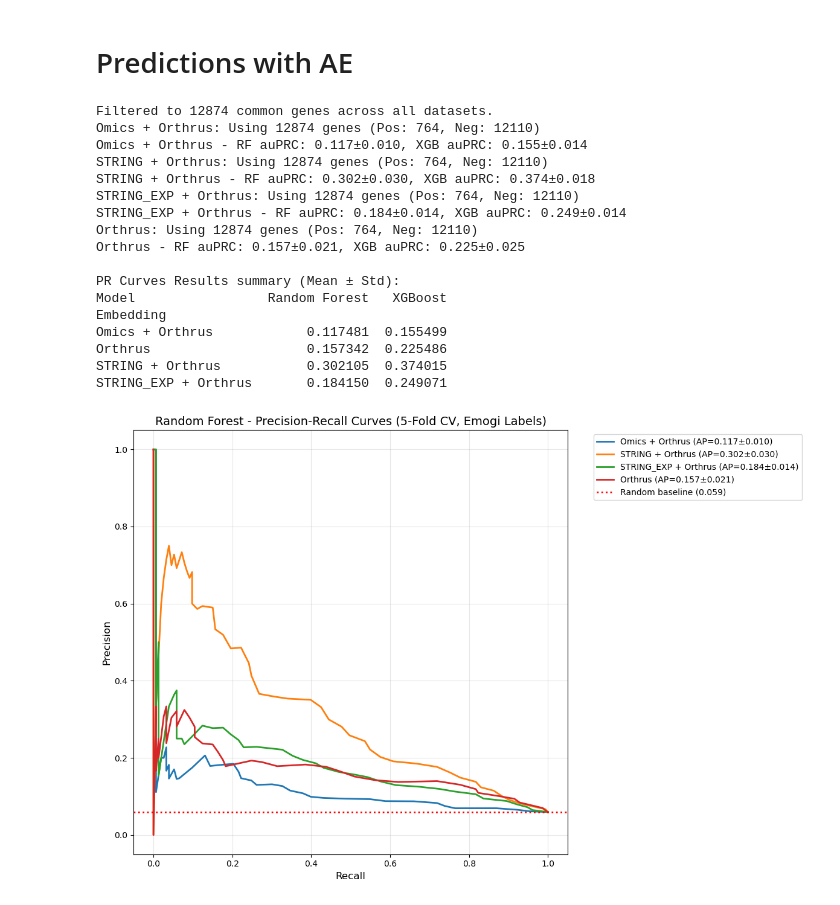
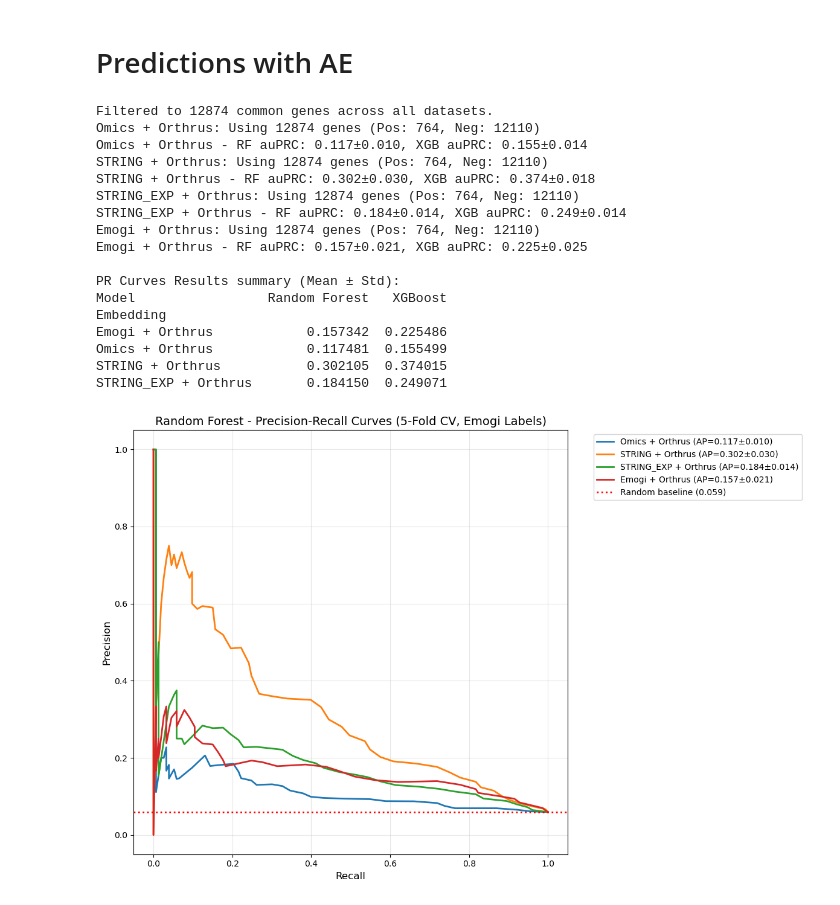
Before and after one commit to egekurt123/RNA-gene-disease-predictions, a Jupyter notebook: Cancer Predictions/combine_orthrus_ae.ipynb, the cells around one changed output. Drawn from its saved outputs; the diff is of its cells as text; code cells hidden in the pictures.

Commit message:
Fix combined dataset autoencoder plot

```diff
--- a/Cancer Predictions/combine_orthrus_ae.ipynb
+++ b/Cancer Predictions/combine_orthrus_ae.ipynb
@@ -149,30 +146,30 @@ orthrus_emogi_ae = autoencoder_reduce_complex(orthrus_emogi_normalized, n_compon
 # %%
 embedding_datasets_ae = {
     'Omics + Orthrus': orthrus_omics_ae,
     'STRING + Orthrus': orthrus_string_ae,
     'STRING_EXP + Orthrus': orthrus_string_exp_ae,
-    'Orthrus': orthrus_emogi_ae,
+    'Emogi + Orthrus': orthrus_emogi_ae,
 }
 
 results = compare_embeddings_pr_curves(embedding_datasets_ae, emogi, save_plots=False)
 print("\nPR Curves Results summary (Mean ± Std):")
 print(results.pivot(index='Embedding', columns='Model', values='auPRC'))
 # %% [output]
 Filtered to 12874 common genes across all datasets.
 Omics + Orthrus: Using 12874 genes (Pos: 764, Neg: 12110)
 Omics + Orthrus - RF auPRC: 0.117±0.010, XGB auPRC: 0.155±0.014
 STRING + Orthrus: Using 12874 genes (Pos: 764, Neg: 12110)
 STRING + Orthrus - RF auPRC: 0.302±0.030, XGB auPRC: 0.374±0.018
 STRING_EXP + Orthrus: Using 12874 genes (Pos: 764, Neg: 12110)
 STRING_EXP + Orthrus - RF auPRC: 0.184±0.014, XGB auPRC: 0.249±0.014
-Orthrus: Using 12874 genes (Pos: 764, Neg: 12110)
-Orthrus - RF auPRC: 0.157±0.021, XGB auPRC: 0.225±0.025
+Emogi + Orthrus: Using 12874 genes (Pos: 764, Neg: 12110)
+Emogi + Orthrus - RF auPRC: 0.157±0.021, XGB auPRC: 0.225±0.025
 
 PR Curves Results summary (Mean ± Std):
 Model                 Random Forest   XGBoost
 Embedding
+Emogi + Orthrus            0.157342  0.225486
 Omics + Orthrus            0.117481  0.155499
-Orthrus                    0.157342  0.225486
 STRING + Orthrus           0.302105  0.374015
 STRING_EXP + Orthrus       0.184150  0.249071
-[figure, old version]
+[figure, new version]
```
Also changed, not shown: parts of 3 cells of this notebook.
